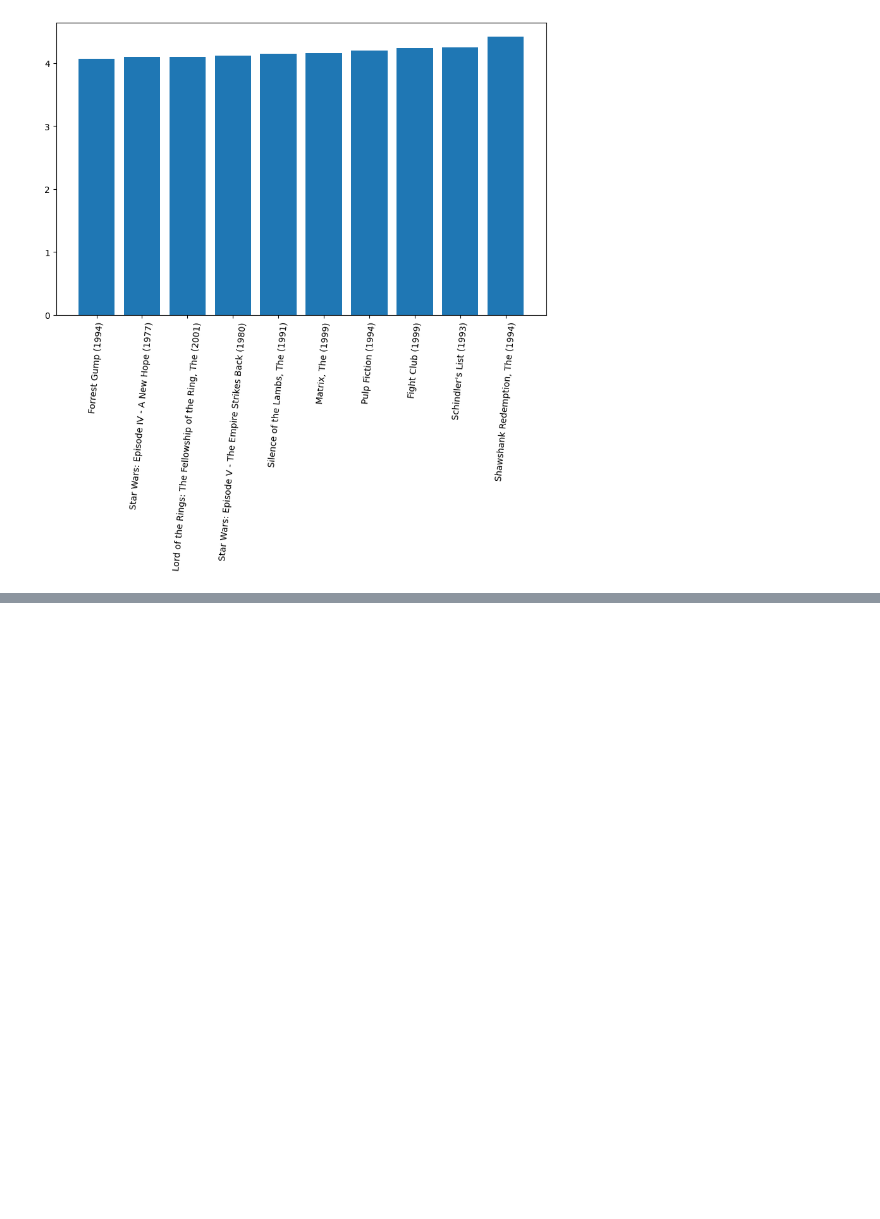
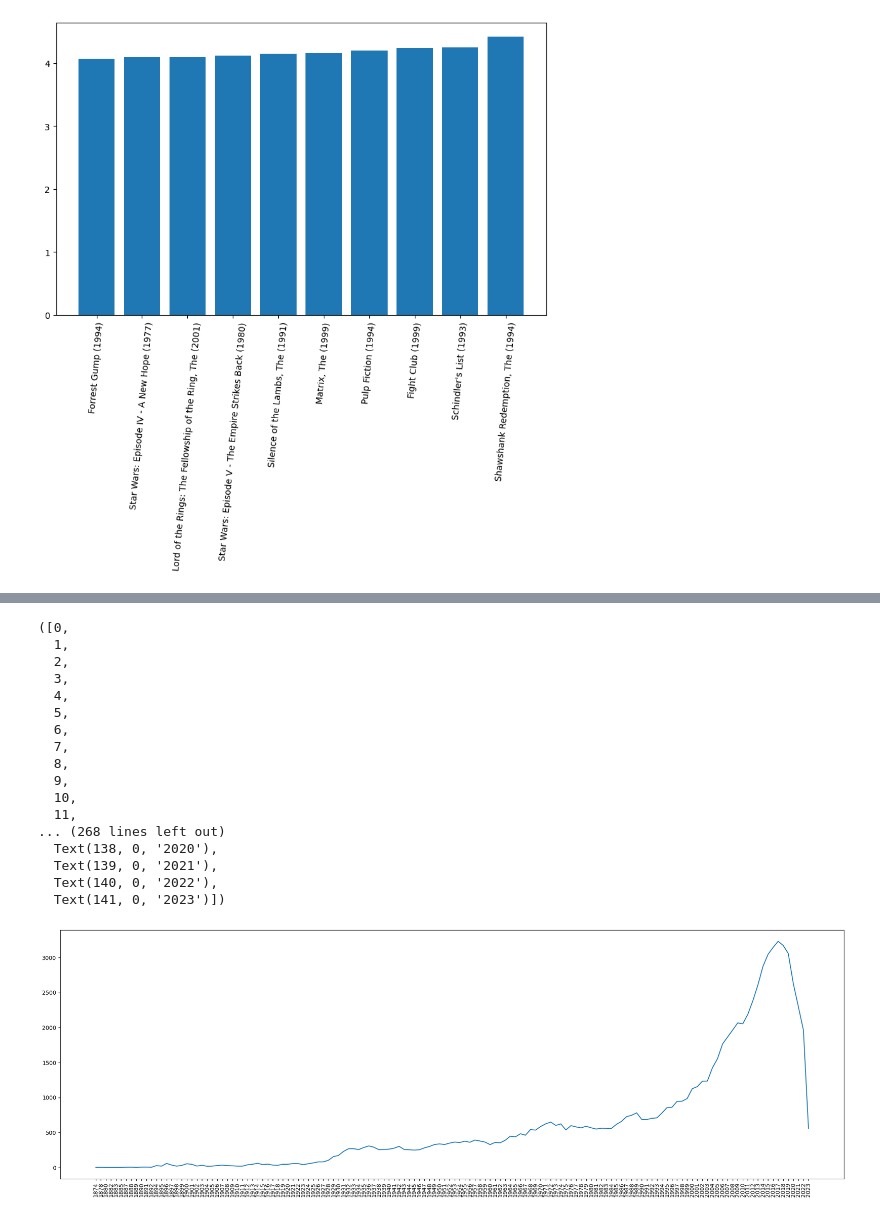
Before and after one commit to MiltonOberg/Artificial_Intelligence2-Milton-OPA23, a Jupyter notebook: Labb_1/labb_1.ipynb, the cells around one changed output, grey strips where cells are left out. Saved outputs shown, nothing was run; the diff lists cells and outputs as text; code cells hidden in the pictures; blank space fills up the shorter version.

Commit message:
1.1D) all years

```diff
--- a/Labb_1/labb_1.ipynb
+++ b/Labb_1/labb_1.ipynb
@@ -228,0 +231,3 @@ plt.xticks(rotation= 85)
+# %%
+df_movies["year"]= df_movies["title"].str.extract(r"\((\d{4})\)")
+df_movies
@@ -228,0 +248,26 @@ plt.xticks(rotation= 85)
+# %%
+total_movie_year= df_movies.groupby("year")["year"].count().reset_index(name= "count")
+# %%
+plt.figure(figsize= (25, 8))
+
+plt.plot(total_movie_year["year"], total_movie_year["count"])
+plt.xticks(rotation= 90)
+# %% [output]
+([0,
+  1,
+  2,
+  3,
+  4,
+  5,
+  6,
+  7,
+  8,
+  9,
+  10,
+  11,
+... (268 lines left out)
+  Text(138, 0, '2020'),
+  Text(139, 0, '2021'),
+  Text(140, 0, '2022'),
+  Text(141, 0, '2023')])
+[figure, added]
```
Also changed, not shown: parts of 3 cells of this notebook.
